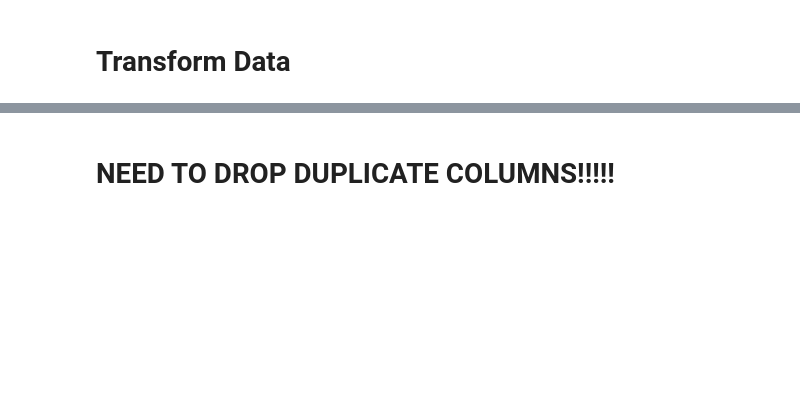
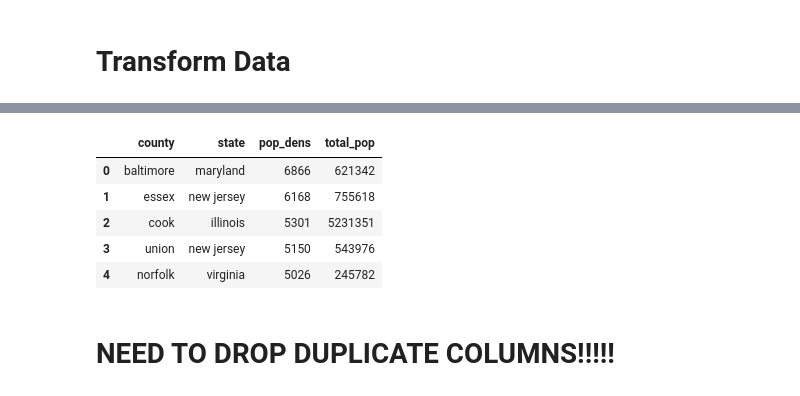
Before and after one commit to ktonge/Covid-and-Weather-Machine-Learning, a Jupyter notebook: models/MLR_model_2.ipynb, the cells around one changed output, grey strips where cells are left out. Saved outputs shown, nothing was run; the diff lists cells and outputs as text; code cells hidden in the pictures; blank space fills up the shorter version.

```diff
--- a/models/MLR_model_2.ipynb
+++ b/models/MLR_model_2.ipynb
@@ -143,3 +66,12 @@ IndexError: iloc cannot enlarge its target object
+# %%
+county_df.head()
+# %% [output]
+|  | county | state | pop_dens | total_pop |
+| 0 | baltimore | maryland | 6866 | 621342 |
+| 1 | essex | new jersey | 6168 | 755618 |
+| 2 | cook | illinois | 5301 | 5231351 |
+| 3 | union | new jersey | 5150 | 543976 |
+| 4 | norfolk | virginia | 5026 | 245782 |
 # %%
 # Sort weather data according to the sparse or dense county sets
 sparse_counties = sparse_covid_df['county'].unique()
```
Also changed, not shown: parts of 27 cells of this notebook, 1 other file.
